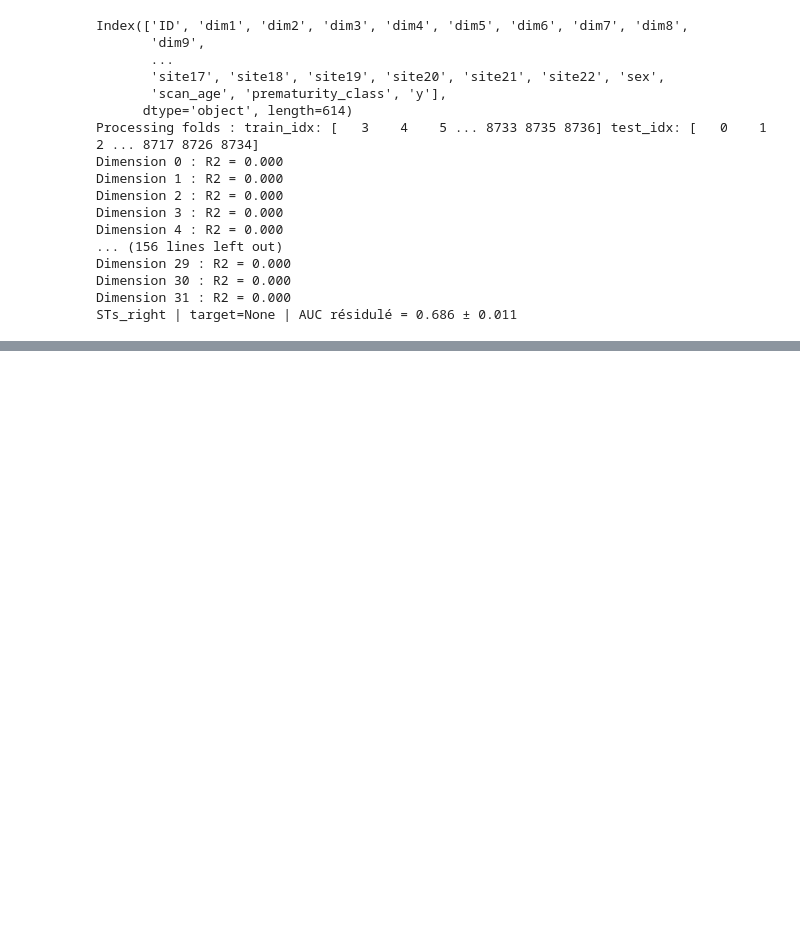
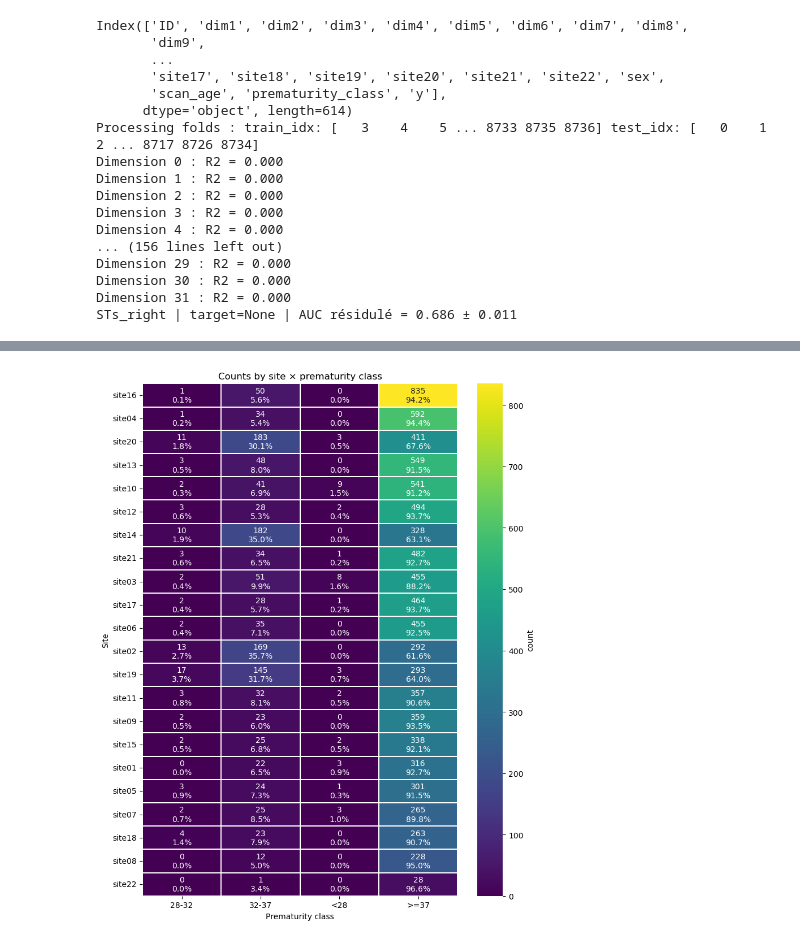
Before and after one commit to neurospin-projects/2025_rmenasria_prematurity, a Jupyter notebook: notebooks/racim/Site_effect_study.ipynb, the cells around one changed output, grey strips where cells are left out. Saved outputs shown, nothing was run; the diff lists cells and outputs as text; code cells hidden in the pictures; blank space fills up the shorter version.

```diff
--- a/notebooks/racim/Site_effect_study.ipynb
+++ b/notebooks/racim/Site_effect_study.ipynb
@@ -511,0 +723,45 @@ Name: prem_class, dtype: object
+# %%
+import matplotlib.pyplot as plt
+import seaborn as sns
+
+def plot_site_class_heatmap(df_counts, show='count', cmap='viridis',
+                            figsize=(10,8), annot_fontsize=9, vmax=None):
+    """
+    Plot a heatmap of df_counts (rows=sites, cols=classes).
+    show: 'count' (annot counts), 'prop' (annot percents of site), or 'both' (count\npct).
+    """
+    # remove 'total' if present
+    if 'total' in df_counts.columns:
+        counts = df_counts.drop(columns='total')
+    else:
+        counts = df_counts.copy()
+
+    # compute proportions per site
+    props = counts.div(counts.sum(axis=1).replace(0,np.nan), axis=0).fillna(0)
+
+    annot = None
+    if show == 'count':
+        annot = counts.values.astype(int)
+    elif show == 'prop':
+        annot = (props*100).round(1).astype(str).values
+    elif show == 'both':
+        annot = np.empty(counts.shape, dtype=object)
+        for i in range(counts.shape[0]):
+            for j in range(counts.shape[1]):
+                annot[i,j] = f"{int(counts.values[i,j])}\n{props.values[i,j]*100:.1f}%"
+    else:
+        raise ValueError("show must be one of 'count','prop','both'")
+
+    plt.figure(figsize=figsize)
+    sns.heatmap(counts, annot=annot, fmt='', cmap=cmap, linewidths=0.3,
+                vmax=vmax, cbar_kws={'label':'count'})
+    plt.xlabel('Prematurity class')
+    plt.ylabel('Site')
+    plt.title('Counts by site × prematurity class')
+    plt.tight_layout()
+    plt.show()
+
+# after make_site_prem_table:
+plot_site_class_heatmap(df_counts, show='both', figsize=(8,10))
+# %% [output]
+[figure, added]
```
Also changed, not shown: parts of 10 cells of this notebook, 6 other files.
